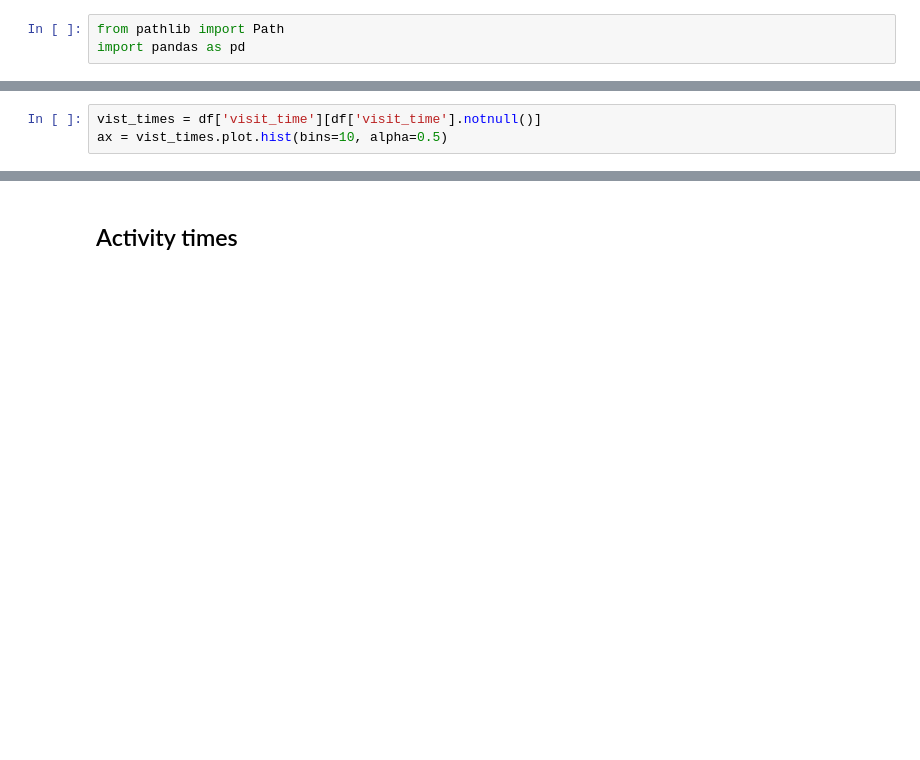
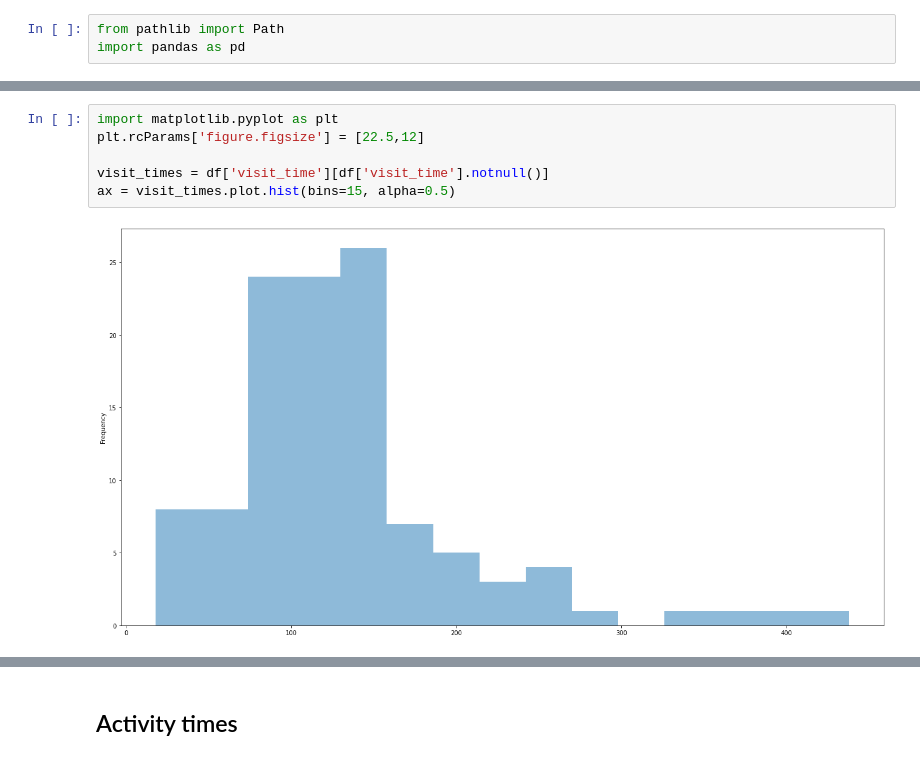
Before and after one commit to MartijnSparnaaij/trb_analysis, a Jupyter notebook: analyse_restaurant_data.ipynb, the cells around one changed output, grey strips where cells are left out. Cells and saved outputs as stored; diff of their text form; blank space fills up the shorter version.

```diff
--- a/analyse_restaurant_data.ipynb
+++ b/analyse_restaurant_data.ipynb
@@ -9,6 +23,11 @@ df
 # %%
-vist_times = df['visit_time'][df['visit_time'].notnull()]
-ax = vist_times.plot.hist(bins=10, alpha=0.5)
+import matplotlib.pyplot as plt
+plt.rcParams['figure.figsize'] = [22.5,12]
+
+visit_times = df['visit_time'][df['visit_time'].notnull()]
+ax = visit_times.plot.hist(bins=15, alpha=0.5)
+# %% [output]
+[figure, added]
 # %%
 %%capture --no-stdout
 from scipy import stats
```
Also changed, not shown: parts of 7 cells of this notebook, 26 other files.
